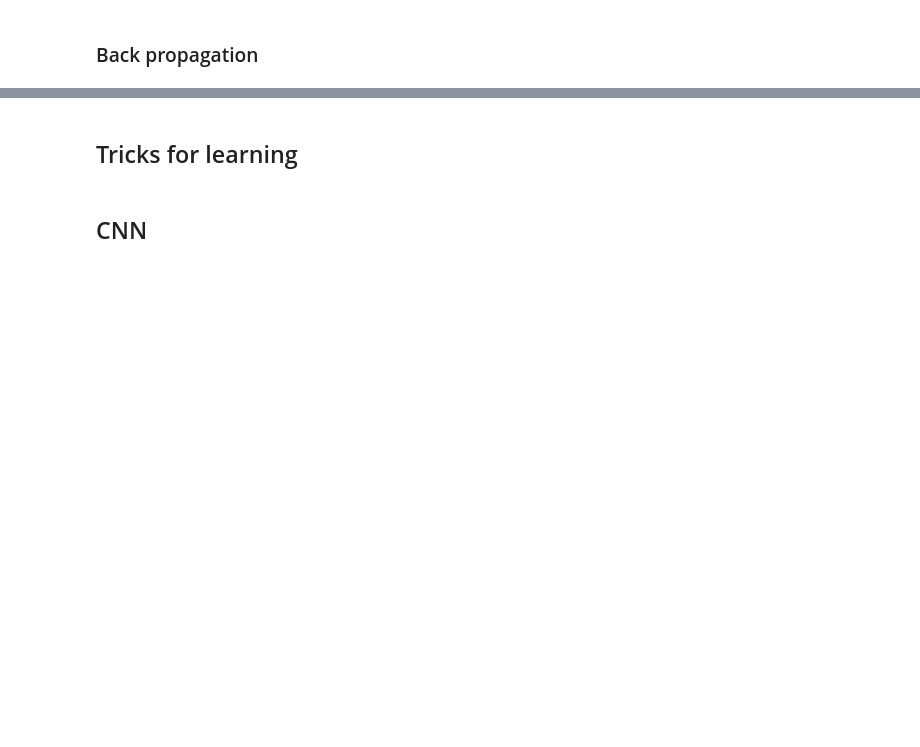
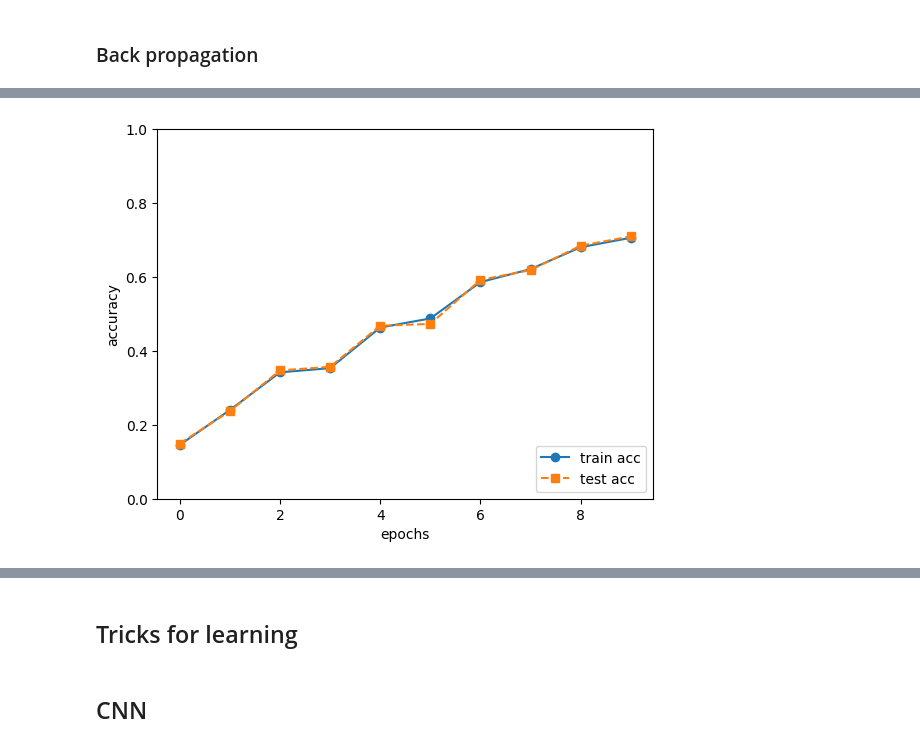
Before and after one commit to jizhang02/Code-Note, a Jupyter notebook: deep_learning_from_scratch.ipynb, the cells around one changed output, grey strips where cells are left out. Drawn from its saved outputs; the diff is of its cells as text; code cells hidden in the pictures; blank space fills up the shorter version.

```diff
--- a/deep_learning_from_scratch.ipynb
+++ b/deep_learning_from_scratch.ipynb
@@ -1256,0 +1621,64 @@ Epoch 1/1 - train acc: 0.1044, test acc: 0.1028
+# %%
+# train model
+
+import numpy as np
+import matplotlib.pyplot as plt
+from dataset.mnist import load_mnist
+
+# Load MNIST data
+(x_train, t_train), (x_test, t_test) = load_mnist(normalize=True, one_hot_label=True)
+
+# Initialize the network
+network = TwoLayerNet(input_size=784, hidden_size=50, output_size=10)
+
+# Hyperparameters
+epochs = 10  # Set the number of epochs
+train_size = x_train.shape[0] - 59000  # Training set size (1000 samples)
+batch_size = 100  # batch size
+learning_rate = 0.1
+
+# Initialize lists to store training results
+train_loss_list = []
+train_acc_list = []
+test_acc_list = []
+
+iter_per_epoch = train_size // batch_size
+
+# Training loop
+# one epoch trains all training data
+for epoch in range(epochs):
+    # one iteration trains a batch data
+    for i in range(iter_per_epoch):
+        # Select a random mini-batch
+        batch_mask = np.random.choice(train_size, batch_size)
+        x_batch = x_train[batch_mask]
+        t_batch = t_train[batch_mask]
+
+        # Calculate the gradient
+        #grad = network.compute_numerical_gradient(x_batch, t_batch) # slow
+        grad = network.backward_gradient(x_batch, t_batch) # fast
+
+        # Update the parameters
+        for key in ('W1', 'b1', 'W2', 'b2'):
+            network.params[key] -= learning_rate * grad[key]
+
+        # Calculate the loss for the current batch
+        loss = network.loss(x_batch, t_batch)
+        train_loss_list.append(loss)
+
+    # At the end of each epoch, calculate and record the training and testing accuracy
+    train_acc = network.accuracy(x_train, t_train)
+    test_acc = network.accuracy(x_test, t_test)
+    train_acc_list.append(train_acc)
+    test_acc_list.append(test_acc)
+    print(f"Epoch {epoch+1}/{epochs} - train acc: {train_acc:.4f}, test acc: {test_acc:.4f}")
+
+# Visualize the results
+plt.plot(np.arange(epochs), train_acc_list, label='train acc', marker='o')
+plt.plot(np.arange(epochs), test_acc_list, label='test acc', linestyle='--', marker='s')
+plt.xlabel("epochs")
+plt.ylabel("accuracy")
+plt.ylim(0, 1.0)
+plt.legend(loc='lower right')
+plt.show()
+# %% [output]
@@ -1256,0 +1695 @@ Epoch 1/1 - train acc: 0.1044, test acc: 0.1028
+[figure, added]
```
Also changed, not shown: parts of 18 cells of this notebook, 16 other files.
